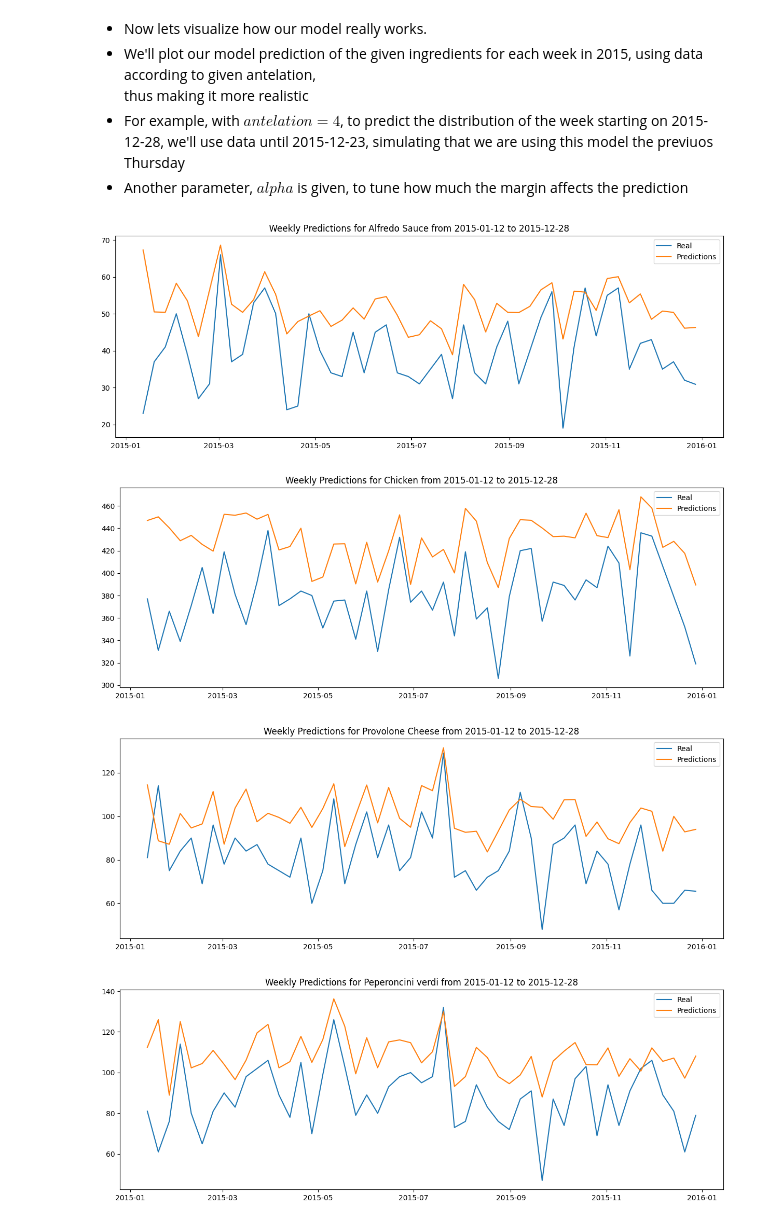
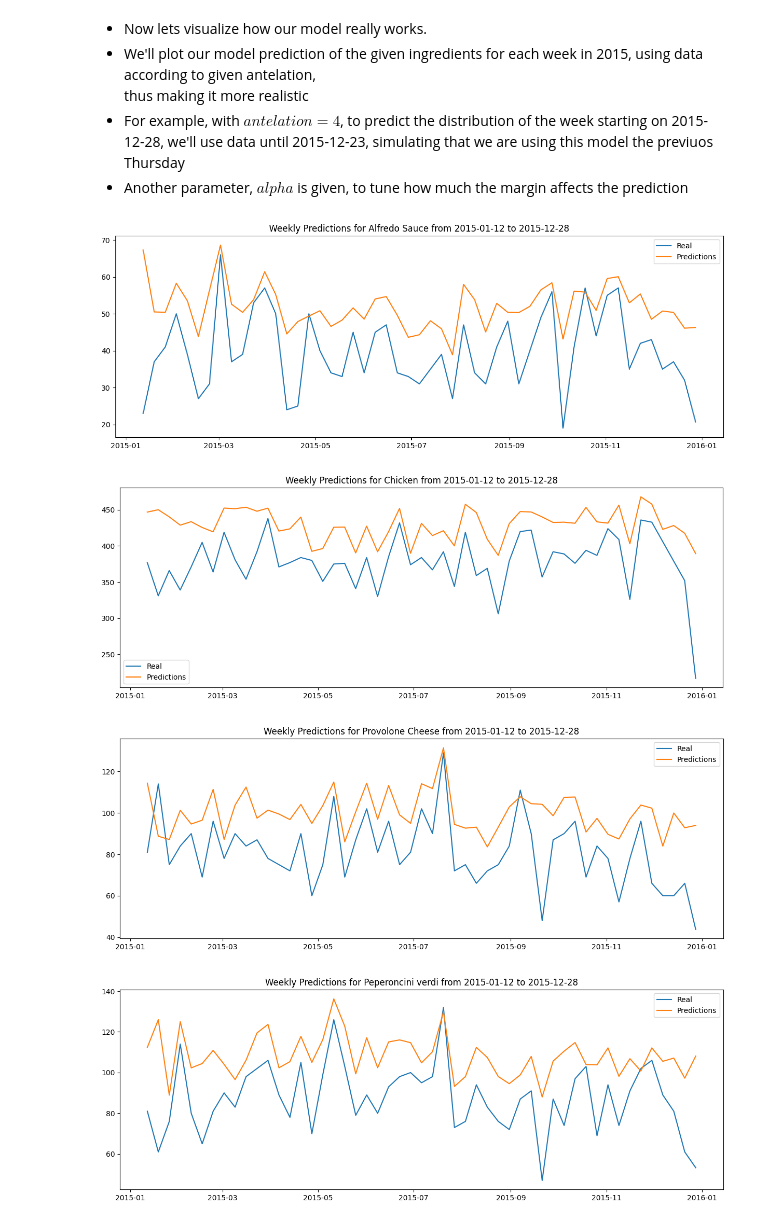
Before and after one commit to gomicoder17/Pizza-Stock-2015, a Jupyter notebook: predict_ingredients_2015.ipynb, the cells around one changed output. Cells and saved outputs as stored; diff of their text form; code cells hidden in the pictures.

```diff
--- a/predict_ingredients_2015.ipynb
+++ b/predict_ingredients_2015.ipynb
@@ -353,32 +355,33 @@ thus making it more realistic
 # %%
 antelation = 4
 alpha=0.5
 ings=['Alfredo Sauce','Chicken','Provolone Cheese','Peperoncini verdi']
 start_prediction = pd.to_datetime('2015-01-12')
 end_prediction = pd.to_datetime('2015-12-28')
 for ingredient in ings:
     predictions = []
     for monday in pd.date_range(start_prediction,end_prediction,freq='W-MON'):
         dataframe = ingredients[:monday-pd.Timedelta(days=antelation)].copy()
         predictions.append(predict_stock(monday,margins=maes*alpha,verbose=False,dataframe=dataframe)[ingredient])
     predictions = pd.Series(predictions,index=pd.date_range(start_prediction,end_prediction,freq='W-MON'))
     plt.figure(figsize=(15,5))
     '''Real Data'''
     real = []
     for monday in pd.date_range(start_prediction,end_prediction,freq='W-MON'):
         count = 0
         for day in pd.date_range(monday,monday+pd.Timedelta(days=6)):
-            count += ingredients.loc[day,ingredient]
+            if day in ingredients.index:
+                count += ingredients.loc[day,ingredient]
         real.append(count)
     real = pd.Series(real,index=pd.date_range(start_prediction,end_prediction,freq='W-MON'))
     plt.plot(real,label='Real')
     '''Predictions'''
     plt.plot(predictions,label='Predictions')
     plt.legend()
     plt.title(f'Weekly Predictions for {ingredient} from {start_prediction.date()} to {end_prediction.date()}');
     plt.show()
 # %% [output]
-[figure, old version]
+[figure, new version]
-[figure, old version]
+[figure, new version]
-[figure, old version]
+[figure, new version]
-[figure, old version]
+[figure, new version]
```
Also changed, not shown: parts of 2 cells of this notebook, 3 other files.
